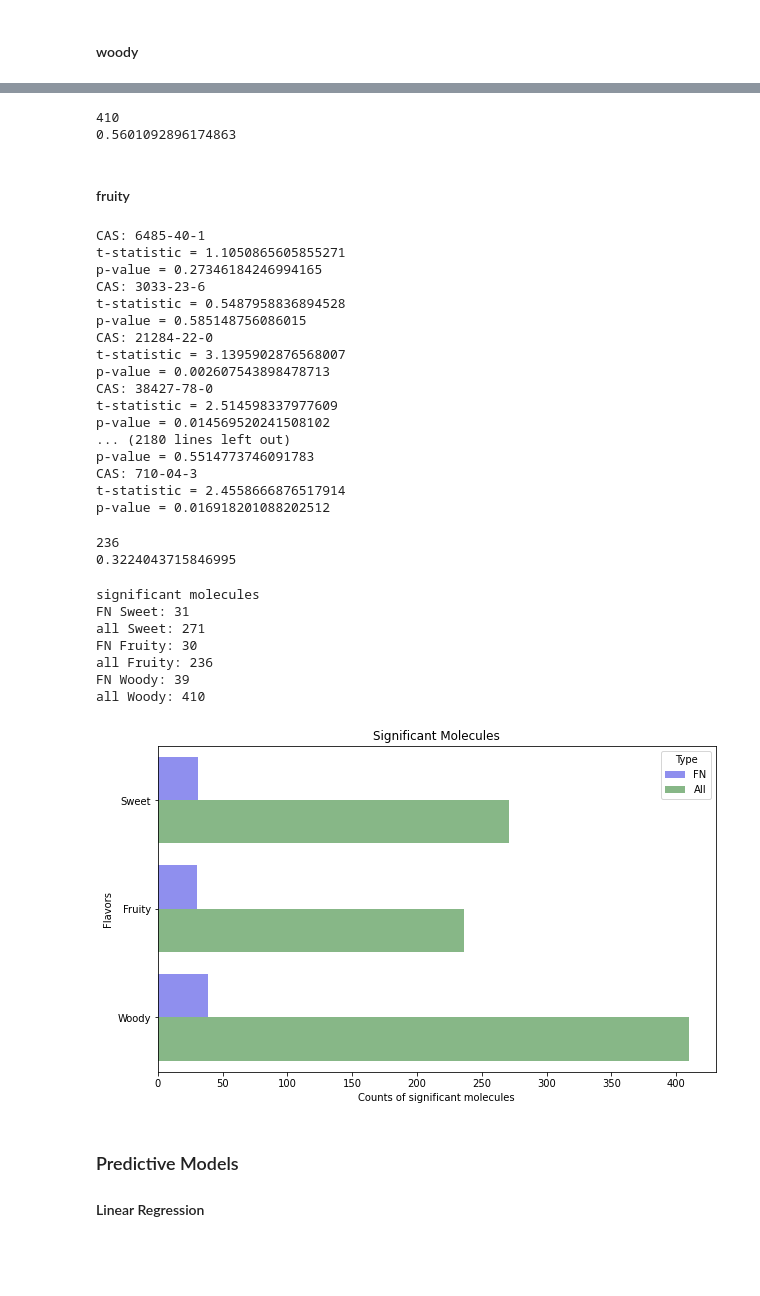
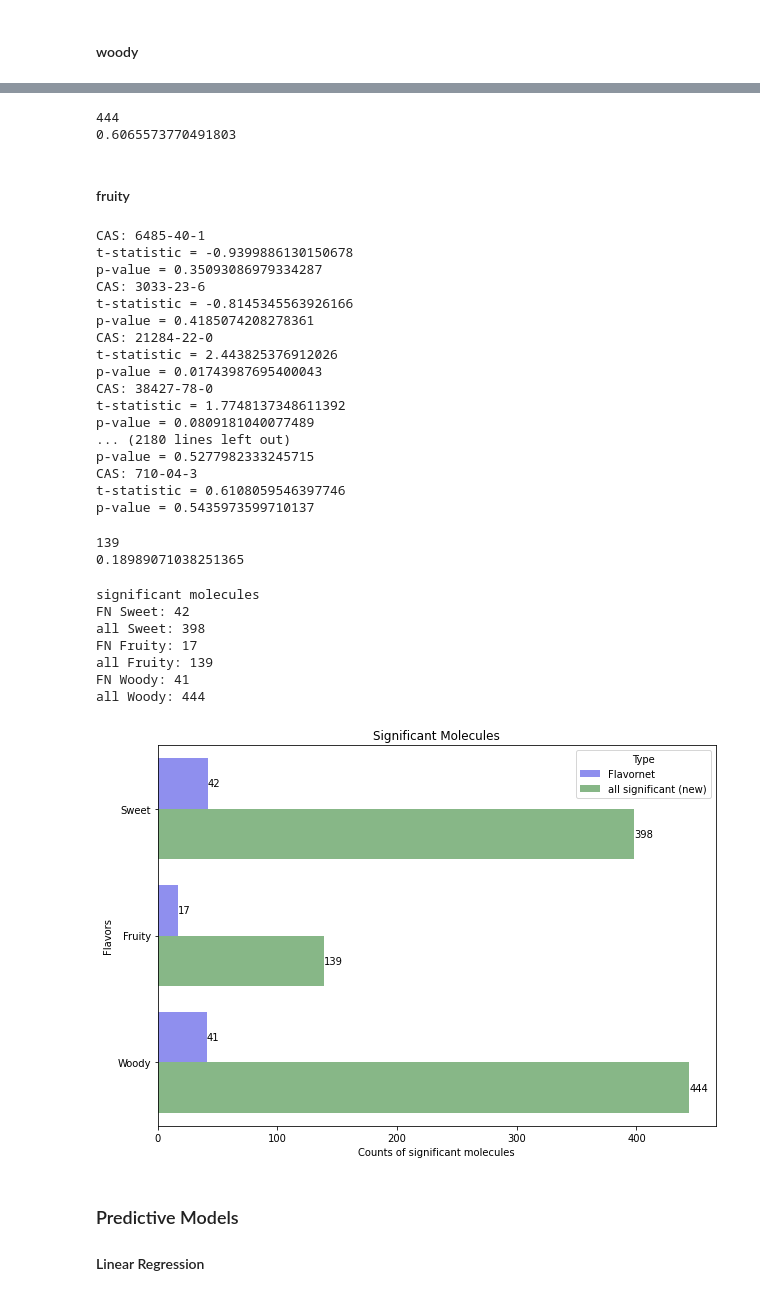
Before and after one commit to rengesf/flavorpred, a Jupyter notebook: cas_flavor_correlation.ipynb, the cells around one changed output, grey strips where cells are left out. Drawn from its saved outputs; the diff is of its cells as text; code cells hidden in the pictures; blank space fills up the shorter version.

Commit message:
final results normlaized data

```diff
--- a/cas_flavor_correlation.ipynb
+++ b/cas_flavor_correlation.ipynb
@@ -18,3 +18,6 @@ data = pd.read_csv('data/cas_intensities.csv', delimiter=',', index_col = 0)
 # only use first repliate
 data = data[data["replicate"]==1]
 ms_data_original = data.drop(columns=["replicate"])
+ms_data = ms_data_original.copy()
+ms_data = ms_data.apply(lambda row: row/row.mean(),axis=1)
+ms_data = stats.zscore(np.log(ms_data))
@@ -80,9 +88,9 @@ for flavor in flavors:
     counts = panelist_data_comp[flavor].value_counts()
 
     plt.subplot(4,3,i)
-    plt.bar(counts.index, counts.values, color='skyblue',width=8)
+    plt.bar(counts.index, counts.values, color='b',alpha = 0.5,width=8)
     plt.xlabel('intensity')
     plt.ylabel('Frequency')
-    plt.title(flavor)#
+    plt.title(flavor)
 plt.show()
 # %% [output]
@@ -303,8 +297,0 @@ sweet_original = sweet_original/sweet_original.median()
-# %%
-flavor = 'Sweet'
-descriptors_CAS = [CAS_to_mol.loc[index]['CAS'] for index in sweet_descriptors if index in CAS_to_mol.index]
-sample_ids = panelist_data_comp[panelist_data_comp[flavor]>= 50].index
-true_sample_ids = panelist_data_comp[panelist_data_comp[flavor]>= 50].index
-false_sample_ids = panelist_data_comp[panelist_data_comp[flavor]<= 20].index
-sweet_original["category_" + str("Sweet")]= list((pd.Series(sweet_original.index)).apply((lambda x: 1 if x in true_sample_ids else (-1 if x in false_sample_ids else 0))))
-sweet_original["sum"]= sweet_original.apply(lambda row:row[0:-1].sum(), axis=1)
@@ -683,36 +650,36 @@ p-value = 0.20537646057283565
 print(len(significant_CAS_all_woody))
 print(len(significant_CAS_all_woody)/len(label_all_woody))
 # %% [output]
-410
-0.5601092896174863
+444
+0.6065573770491803
 # %% [markdown]
 #### fruity
 # %%
 label_all_fruity,p_val_all_fruity, significant_CAS_all_fruity = check_significant_CAS(violin_df,'Fruity')
 # %% [output]
 CAS: 6485-40-1
-t-statistic = 1.1050865605855271
-p-value = 0.27346184246994165
+t-statistic = -0.9399886130150678
+p-value = 0.35093086979334287
 CAS: 3033-23-6
-t-statistic = 0.5487958836894528
-p-value = 0.585148756086015
+t-statistic = -0.8145345563926166
+p-value = 0.4185074208278361
 CAS: 21284-22-0
-t-statistic = 3.1395902876568007
-p-value = 0.002607543898478713
+t-statistic = 2.443825376912026
+p-value = 0.01743987695400043
 CAS: 38427-78-0
-t-statistic = 2.514598337977609
-p-value = 0.014569520241508102
+t-statistic = 1.7748137348611392
+p-value = 0.0809181040077489
 ... (2180 lines left out)
-p-value = 0.5514773746091783
+p-value = 0.5277982333245715
 CAS: 710-04-3
-t-statistic = 2.4558666876517914
-p-value = 0.016918201088202512
+t-statistic = 0.6108059546397746
+p-value = 0.5435973599710137
 # %%
 print(len(significant_CAS_all_fruity))
 print(len(significant_CAS_all_fruity)/len(label_all_fruity))
 # %% [output]
-236
-0.3224043715846995
+139
+0.18989071038251365
 # %%
 #SUMMARY:
 print('significant molecules')
@@ -724,40 +691,35 @@ print("FN Woody: " + str(len(woody_sig_CAS)))
 print("all Woody: " + str(len(significant_CAS_all_woody)))
 # %% [output]
 significant molecules
-FN Sweet: 31
-all Sweet: 271
-FN Fruity: 30
-all Fruity: 236
-FN Woody: 39
-all Woody: 410
+FN Sweet: 42
+all Sweet: 398
+FN Fruity: 17
+all Fruity: 139
+FN Woody: 41
+all Woody: 444
 # %%
-import seaborn as sns
-import matplotlib.pyplot as plt
-
-# Define data
 categories = ['Sweet', 'Fruity', 'Woody']
 counts_FN = [len(sweet_sig_CAS), len(fruity_sig_CAS), len(woody_sig_CAS)]
 counts_All = [len(significant_CAS_all_sweet), len(significant_CAS_all_fruity), len(significant_CAS_all_woody)]
 
-# Create a DataFrame
-import pandas as pd
 df = pd.DataFrame({'Category': categories + categories,
                    'Counts': counts_FN + counts_All,
-                   'Type': ['FN']*len(categories) + ['All']*len(categories)})
+                   'Type': ['Flavornet']*len(categories) + ['all significant (new)']*len(categories)})
 
-# Create the grouped bar plot (horizontal)
-plt.figure(figsize=(10, 6))
-sns.barplot(y='Category', x='Counts', hue='Type', data=df, palette={'FN': 'b', 'All': 'g'}, alpha=0.5)
+plt.figure(figsize=(10, 7))
+ax = sns.barplot(y='Category', x='Counts', hue='Type', data=df, palette={'Flavornet': 'b', 'all significant (new)': 'g'}, alpha=0.5)
 
-# Add labels and title
 plt.ylabel('Flavors')
 plt.xlabel('Counts of significant molecules')
 plt.title('Significant Molecules')
 
+for p in ax.patches:
+    ax.annotate(f'{p.get_width():.0f}', (p.get_width(), p.get_y() + p.get_height() / 2), ha='left', va='center', color='black', fontsize=10)
+
 # Show the plot
 plt.show()
 # %% [output]
-[figure, old version]
+[figure, new version]
 # %% [markdown]
 ### Predictive Models
 #### Linear Regression
```
Also changed, not shown: parts of 60 cells of this notebook, 1 other file.
